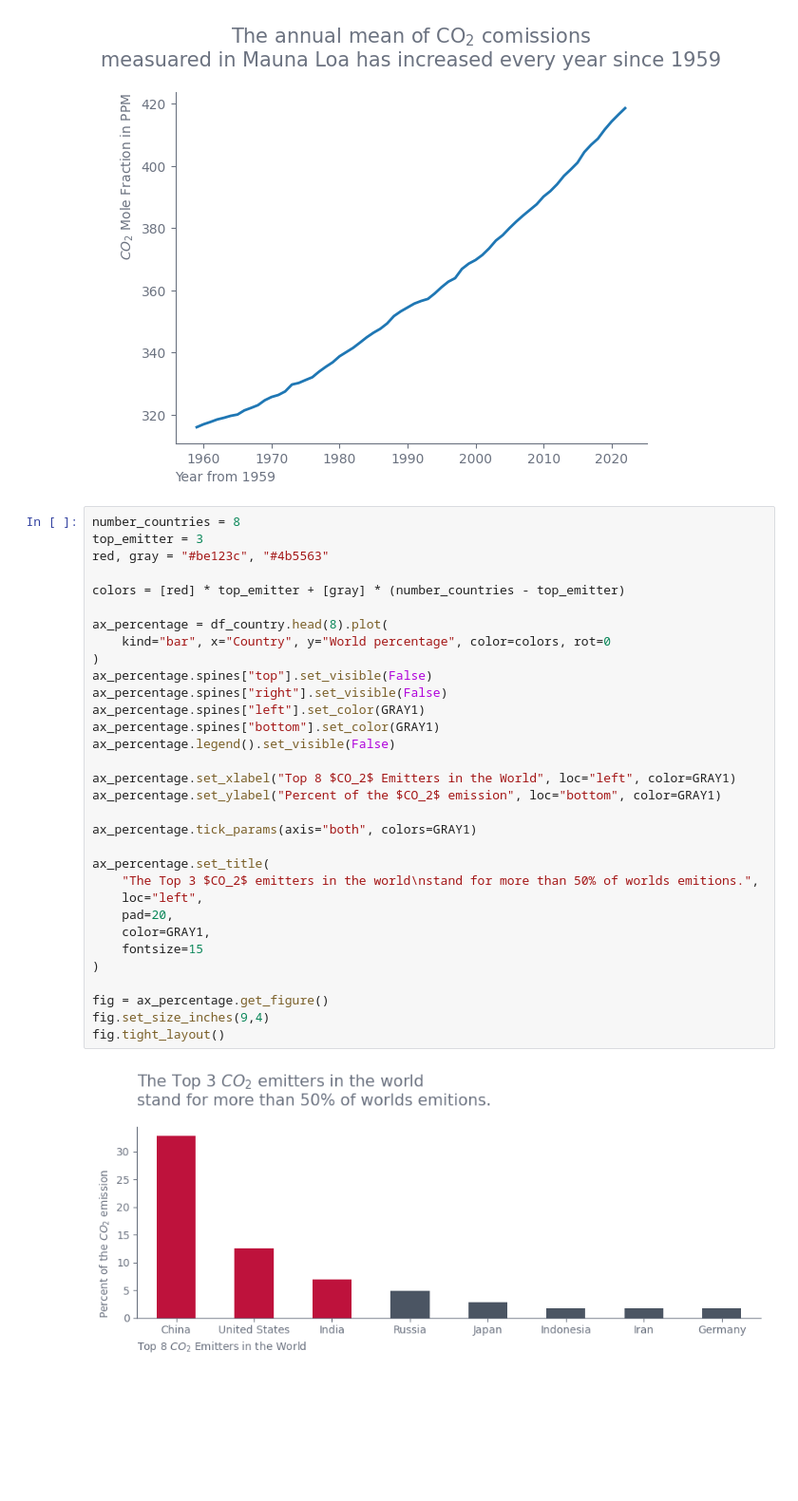
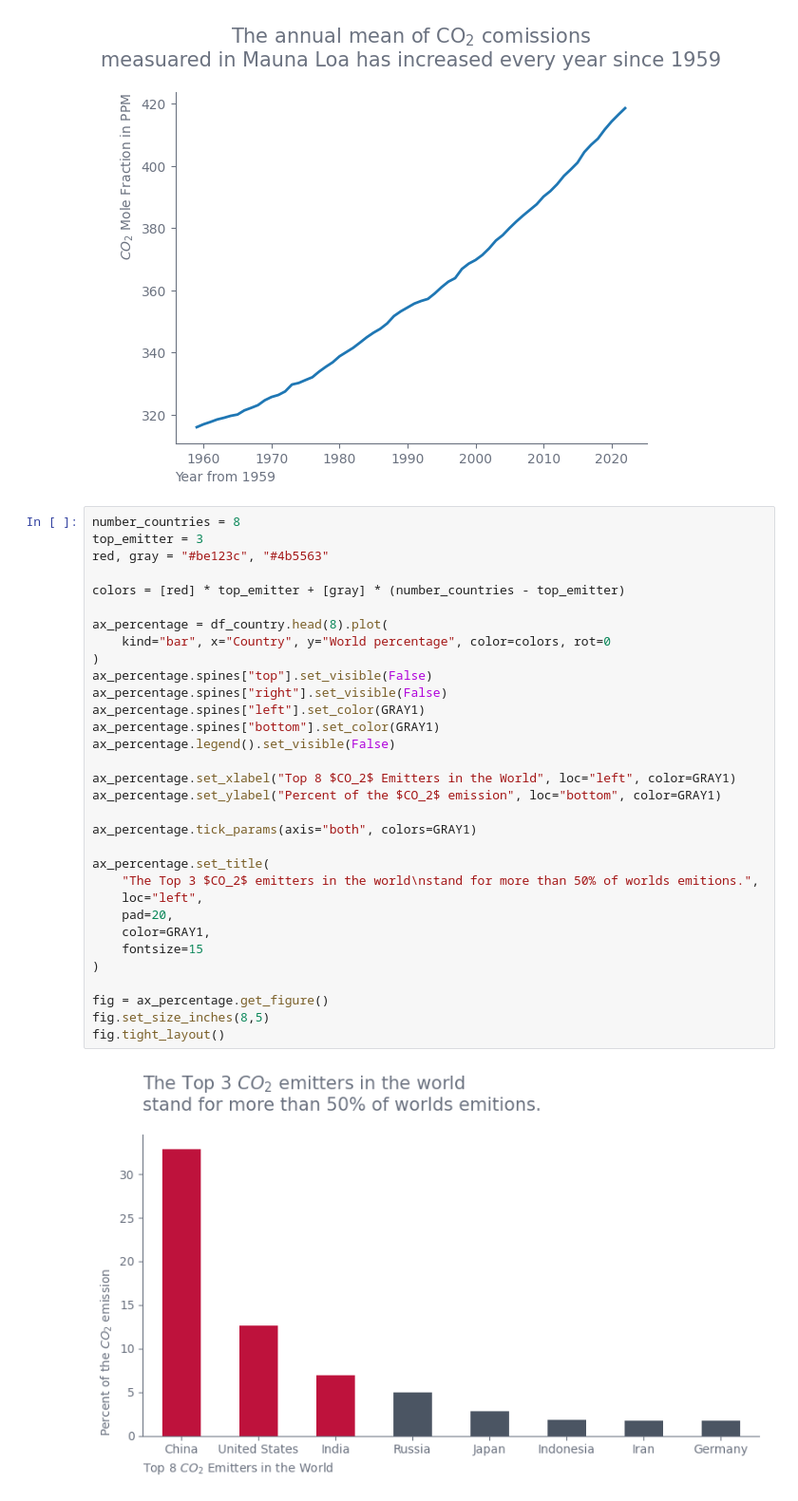
Before and after one commit to ArthurLopez1/Fullstack_data_arthur_lopez, a Jupyter notebook: yt_course/02_data_processing/data_storytelling.ipynb, the cells around one changed output. Shown at 95% size. Drawn from its saved outputs; the diff is of its cells as text; blank space fills up the shorter version.

```diff
--- a/yt_course/02_data_processing/data_storytelling.ipynb
+++ b/yt_course/02_data_processing/data_storytelling.ipynb
@@ -170,32 +170,32 @@ number_countries = 8
 top_emitter = 3
 red, gray = "#be123c", "#4b5563"
 
 colors = [red] * top_emitter + [gray] * (number_countries - top_emitter)
 
 ax_percentage = df_country.head(8).plot(
     kind="bar", x="Country", y="World percentage", color=colors, rot=0
 )
 ax_percentage.spines["top"].set_visible(False)
 ax_percentage.spines["right"].set_visible(False)
 ax_percentage.spines["left"].set_color(GRAY1)
 ax_percentage.spines["bottom"].set_color(GRAY1)
 ax_percentage.legend().set_visible(False)
 
 ax_percentage.set_xlabel("Top 8 $CO_2$ Emitters in the World", loc="left", color=GRAY1)
 ax_percentage.set_ylabel("Percent of the $CO_2$ emission", loc="bottom", color=GRAY1)
 
 ax_percentage.tick_params(axis="both", colors=GRAY1)
 
 ax_percentage.set_title(
     "The Top 3 $CO_2$ emitters in the world\nstand for more than 50% of worlds emitions.",
     loc="left",
     pad=20,
     color=GRAY1,
     fontsize=15
 )
 
 fig = ax_percentage.get_figure()
-fig.set_size_inches(9,4)
+fig.set_size_inches(8,5)
 fig.tight_layout()
 # %% [output]
-[figure, old version]
+[figure, new version]
```
